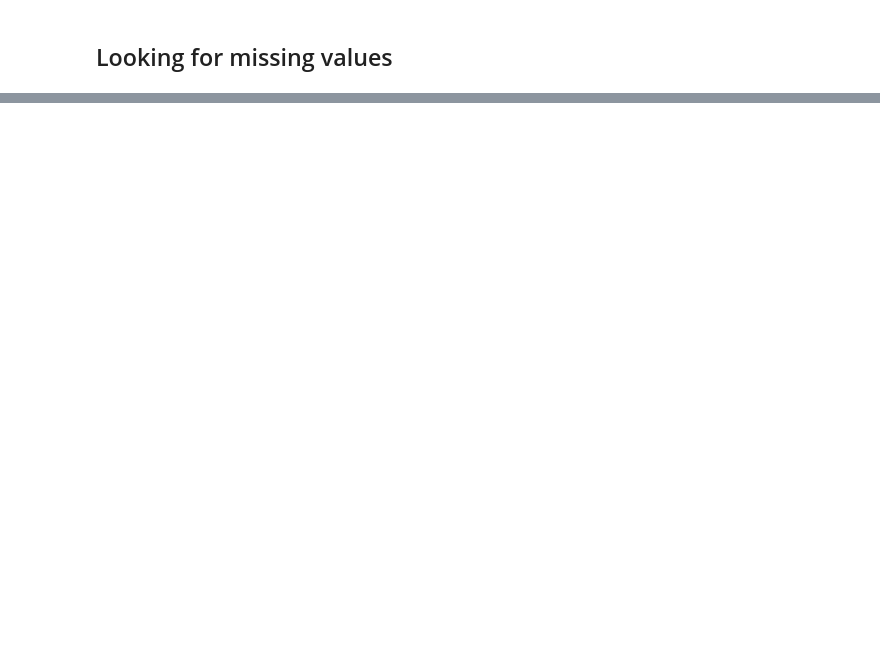
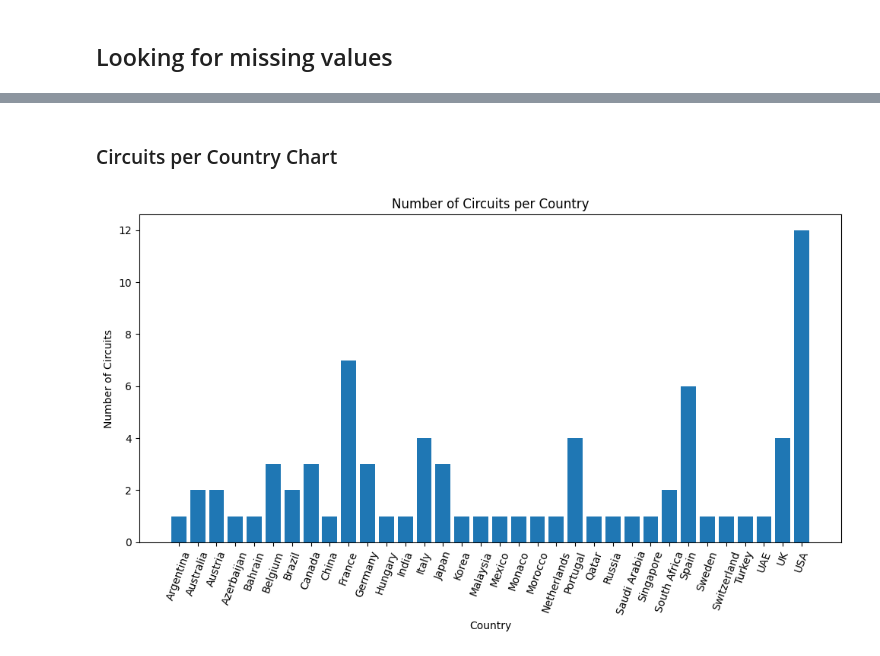
Before and after one commit to afonsom1719/PRI_F1, a Jupyter notebook: dataPreparation.ipynb, the cells around one changed output, grey strips where cells are left out. Cells and saved outputs as stored; diff of their text form; code cells hidden in the pictures; blank space fills up the shorter version.

```diff
--- a/dataPreparation.ipynb
+++ b/dataPreparation.ipynb
@@ -58,0 +65,25 @@ dtype: int64
+# %% [markdown]
+### Circuits per Country Chart
+# %%
+## Circuits per country
+circuit_counts = circuits.groupby('country')['circuitRef'].size().reset_index(name='count')
+#print(circuit_counts)
+
+plt.figure(figsize=(10, 6))
+plt.bar(circuit_counts['country'], circuit_counts['count'])
+plt.xlabel('Country')
+plt.ylabel('Number of Circuits')
+plt.title('Number of Circuits per Country')
+plt.xticks(rotation=70)
+plt.tight_layout()
+plt.show()
+
+## Ideas
+# circuits per country
+# pilots with more wins (driver standings)
+# races per year
+# laps per race
+# duração media de pitstop per year
+# constructors with more wins
+# %% [output]
+[figure, added]
```
Also changed, not shown: parts of 7 cells of this notebook, 3 other files.
